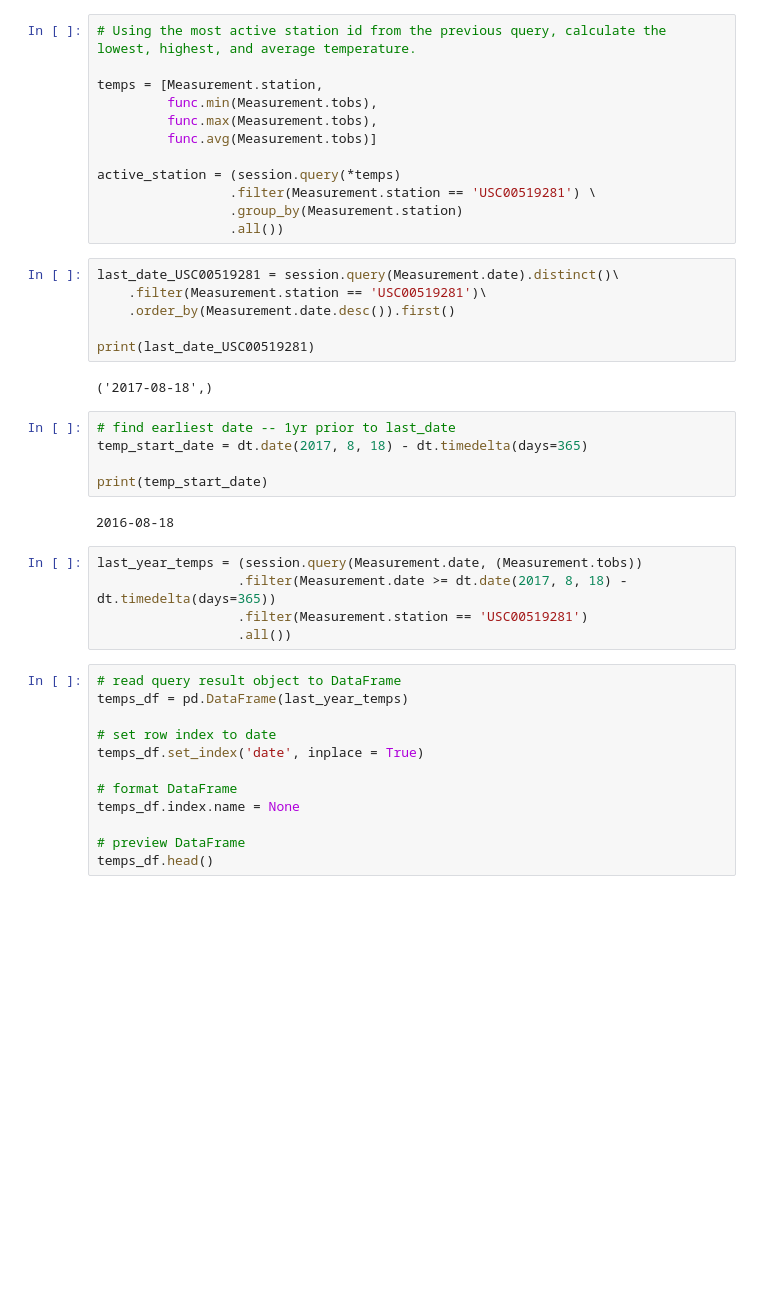
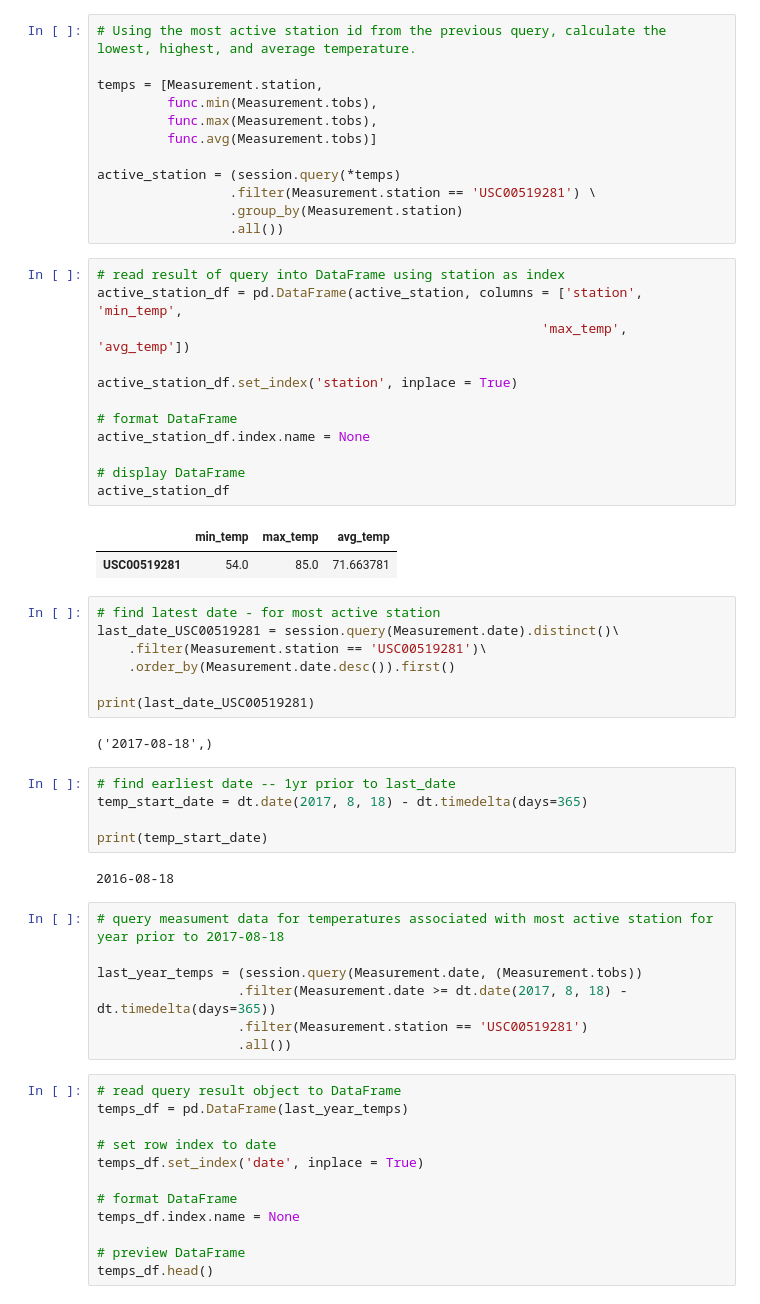
Before and after one commit to ericabgraboyes/sqlalchemy-challenge, a Jupyter notebook: Surfsup/climate_analysis_completed.ipynb, the cells around one changed output. Cells and saved outputs as stored; diff of their text form; blank space fills up the shorter version.

```diff
--- a/Surfsup/climate_analysis_completed.ipynb
+++ b/Surfsup/climate_analysis_completed.ipynb
@@ -242,7 +250,23 @@ active_station = (session.query(*temps)
                  .filter(Measurement.station == 'USC00519281') \
                  .group_by(Measurement.station)
                  .all())
+# %%
+# read result of query into DataFrame using station as index
+active_station_df = pd.DataFrame(active_station, columns = ['station', 'min_temp',
+                                                         'max_temp', 'avg_temp'])
+
+active_station_df.set_index('station', inplace = True)
+
+# format DataFrame
+active_station_df.index.name = None
+
+# display DataFrame
+active_station_df
+# %% [output]
+|  | min_temp | max_temp | avg_temp |
+| USC00519281 | 54.0 | 85.0 | 71.663781 |
 # %%
+# find latest date - for most active station
 last_date_USC00519281 = session.query(Measurement.date).distinct()\
     .filter(Measurement.station == 'USC00519281')\
     .order_by(Measurement.date.desc()).first()
@@ -258,6 +282,8 @@ print(temp_start_date)
 # %% [output]
 2016-08-18
 # %%
+# query measument data for temperatures associated with most active station for year prior to 2017-08-18
+
 last_year_temps = (session.query(Measurement.date, (Measurement.tobs))
                   .filter(Measurement.date >= dt.date(2017, 8, 18) - dt.timedelta(days=365))
                   .filter(Measurement.station == 'USC00519281')
```
Also changed, not shown: parts of 6 cells of this notebook.
